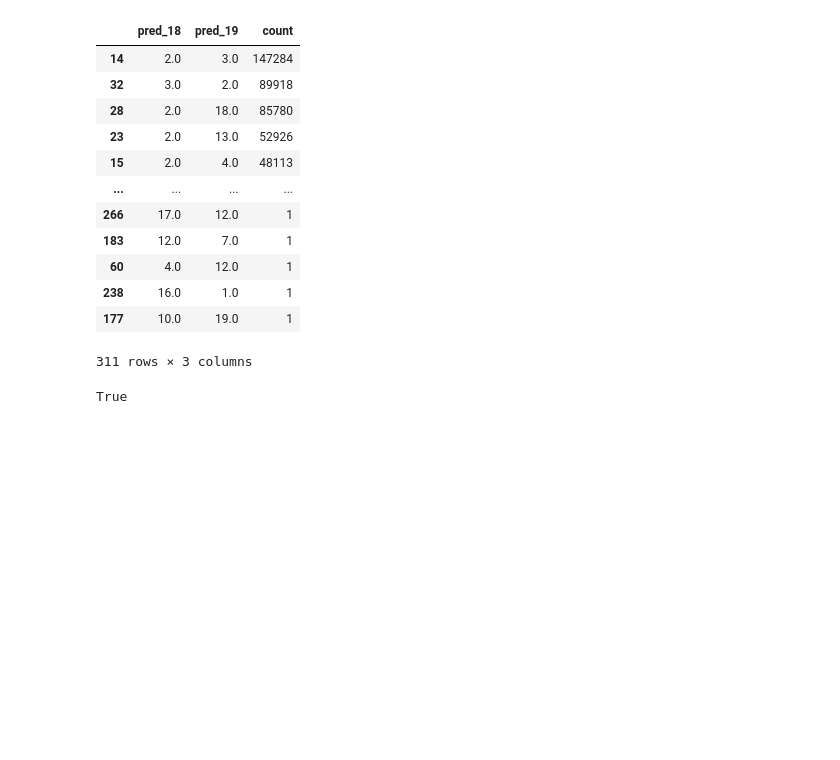
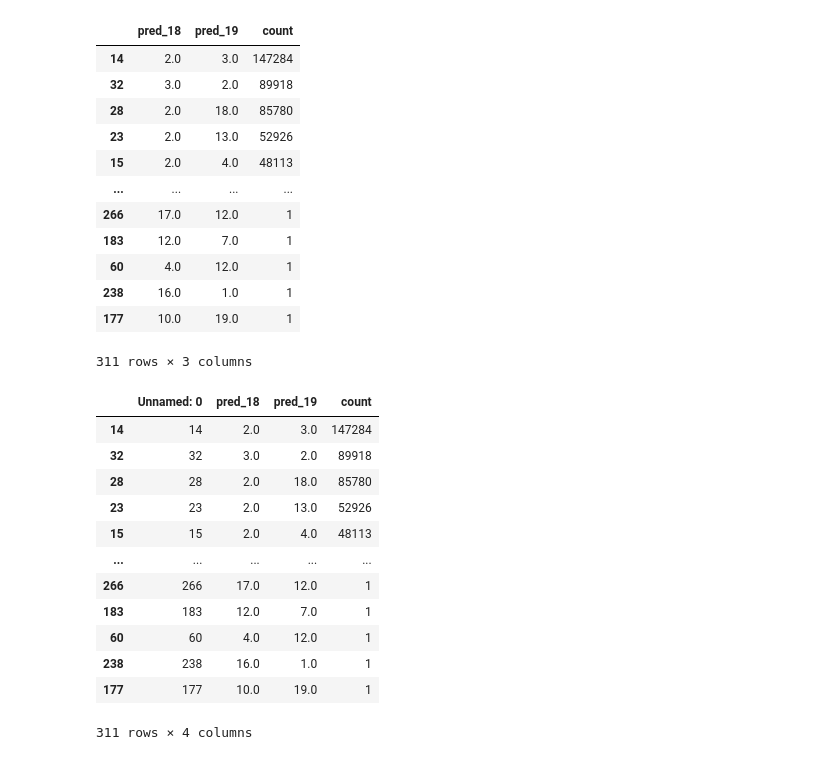
Before and after one commit to Arioluwa/DeepChange, a Jupyter notebook: RF_model/dev.ipynb, the cells around one changed output. Drawn from its saved outputs; the diff is of its cells as text; code cells hidden in the pictures; blank space fills up the shorter version.

```diff
--- a/RF_model/dev.ipynb
+++ b/RF_model/dev.ipynb
@@ -334,7 +160,5 @@ errorstat_df.to_csv(os.path.join(save_df, 'errorstat_df.csv'))
 # important_gdf.to_file('checkerror_model_2.shp')
 # %%
 import pandas as pd
-if isinstance(errorstat_df, pd.DataFrame):
-    print('True')
+save_df = '../../../results/RF/change_D/errorstats/errorstat_df.csv'
+err_df = pd.read_csv(save_df)
-# %% [output]
-True
@@ -340,0 +170,16 @@ True
+# %%
+err_df
+# %% [output]
+|  | Unnamed: 0 | pred_18 | pred_19 | count |
+| 14 | 14 | 2.0 | 3.0 | 147284 |
+| 32 | 32 | 3.0 | 2.0 | 89918 |
+| 28 | 28 | 2.0 | 18.0 | 85780 |
+| 23 | 23 | 2.0 | 13.0 | 52926 |
+| 15 | 15 | 2.0 | 4.0 | 48113 |
+| ... | ... | ... | ... | ... |
+| 266 | 266 | 17.0 | 12.0 | 1 |
+| 183 | 183 | 12.0 | 7.0 | 1 |
+| 60 | 60 | 4.0 | 12.0 | 1 |
+| 238 | 238 | 16.0 | 1.0 | 1 |
+| 177 | 177 | 10.0 | 19.0 | 1 |
+311 rows × 4 columns
```
Also changed, not shown: parts of 21 cells of this notebook, 3 other files.
